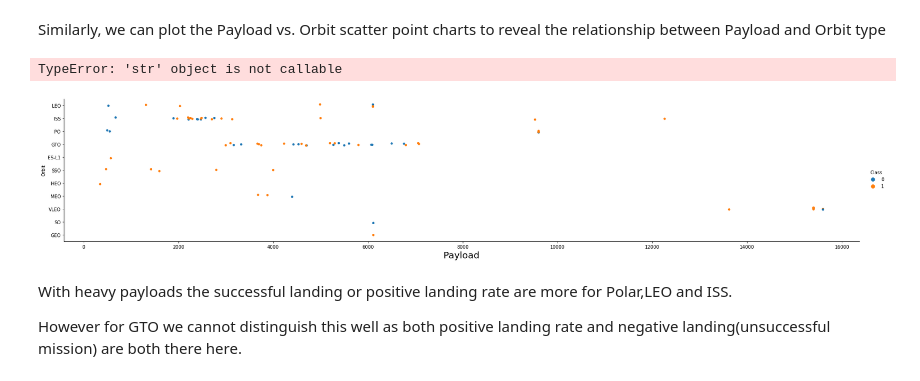
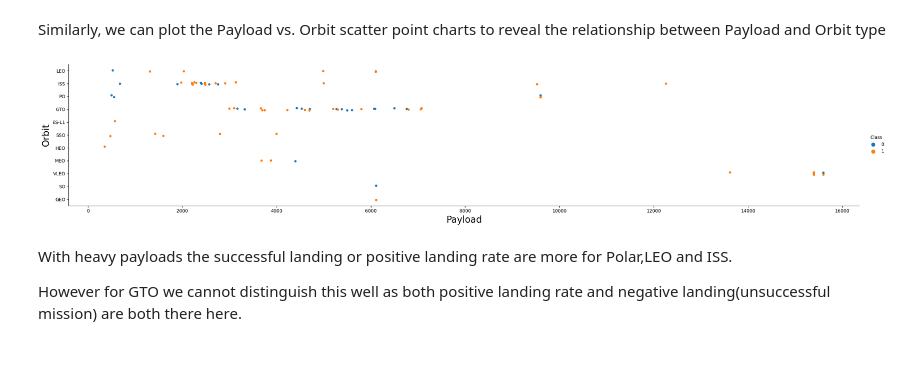
Before and after one commit to JonusBurger/CapStone, a Jupyter notebook: EDA CAPSTONE with PYTHON.ipynb, the cells around one changed output. Drawn from its saved outputs; the diff is of its cells as text; code cells hidden in the pictures.

```diff
--- a/EDA CAPSTONE with PYTHON.ipynb
+++ b/EDA CAPSTONE with PYTHON.ipynb
@@ -145,12 +146,11 @@ Similarly, we can plot the Payload vs. Orbit scatter point charts to reveal the
 # %%
 # Plot a scatter point chart with x axis to be Payload and y axis to be the Orbit, and hue to be the class value
 sns.catplot(y="Orbit", x="PayloadMass", hue="Class", data=df, aspect = 5)
 plt.xlabel("Payload",fontsize=20)
-plt.ylabel("Tacko",fontsize=20)
+plt.ylabel("Orbit",fontsize=20)
 plt.show()
 # %% [output]
-TypeError: 'str' object is not callable
-[figure, old version]
+[figure, new version]
 # %% [markdown]
 With heavy payloads the successful landing or positive landing rate are more for Polar,LEO and ISS.
 
```
Also changed, not shown: parts of 6 cells of this notebook, 10 other files.
